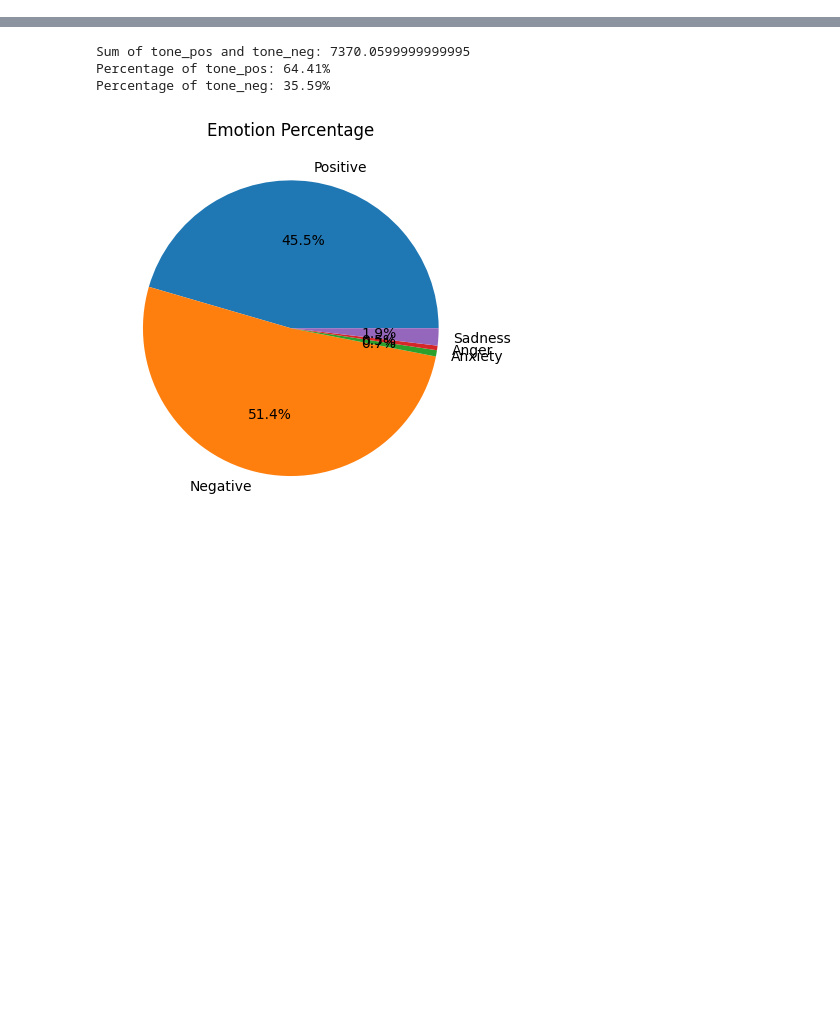
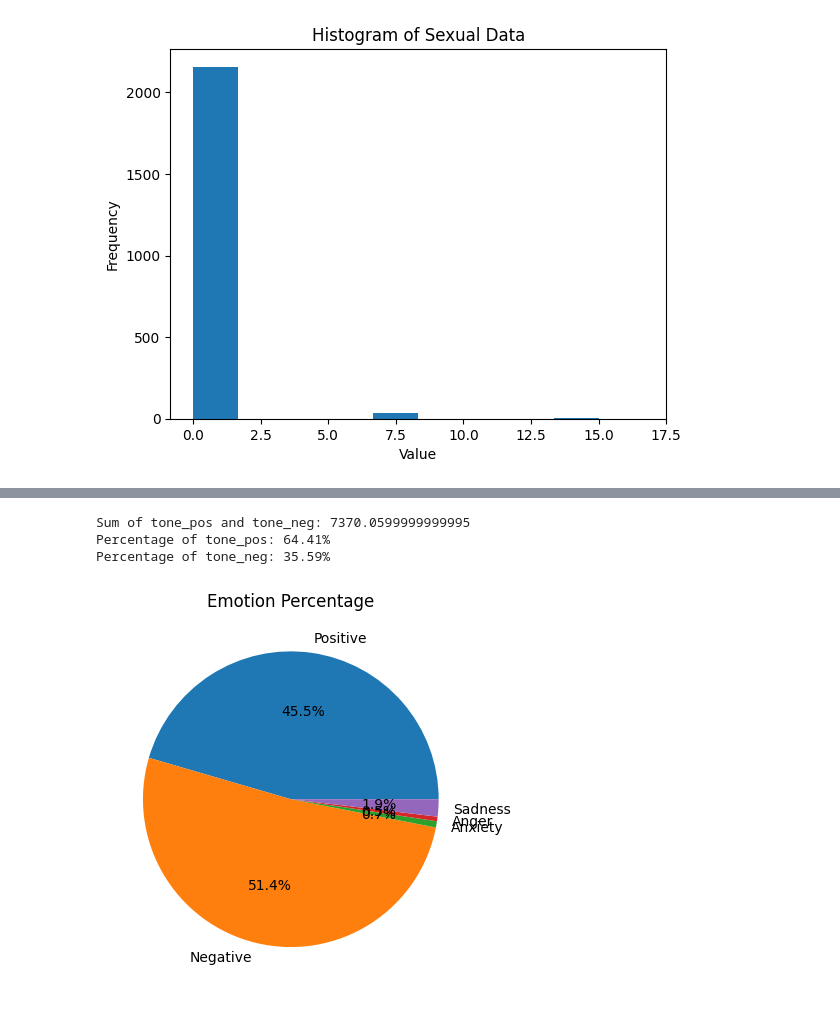
Before and after one commit to SiddharthBhawsar/Unfollow_Analysis, a Jupyter notebook: another5.ipynb, the cells around one changed output, grey strips where cells are left out. Cells and saved outputs as stored; diff of their text form; code cells hidden in the pictures; blank space fills up the shorter version.

```diff
--- a/another5.ipynb
+++ b/another5.ipynb
@@ -17,0 +37,11 @@ df.drop_duplicates(subset=['Text'], inplace=True)
+# %%
+import matplotlib.pyplot as plt
+
+# Assuming that your dataframe is named "df" and the column you want to visualize is named "sexual"
+plt.hist(df['sexual'])
+plt.title('Histogram of Sexual Data')
+plt.xlabel('Value')
+plt.ylabel('Frequency')
+plt.show()
+# %% [output]
+[figure, added]
```
Also changed, not shown: parts of 29 cells of this notebook.
